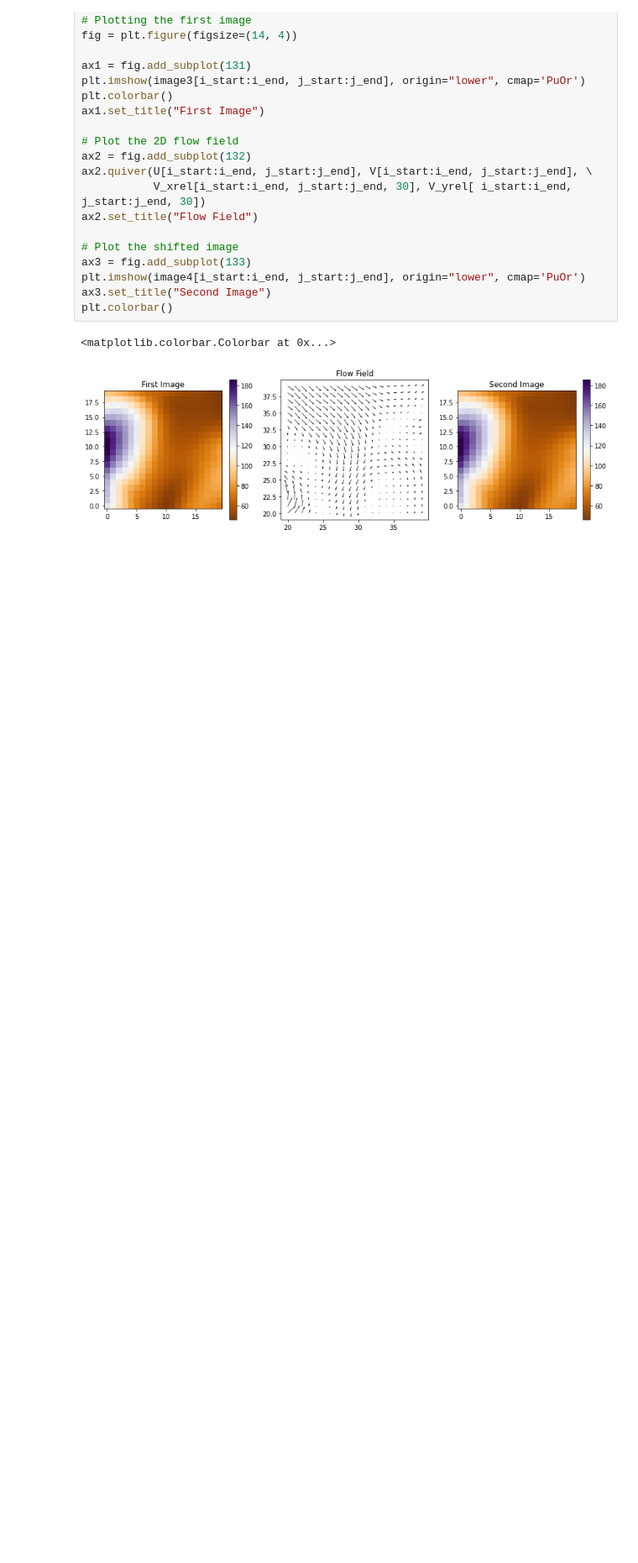
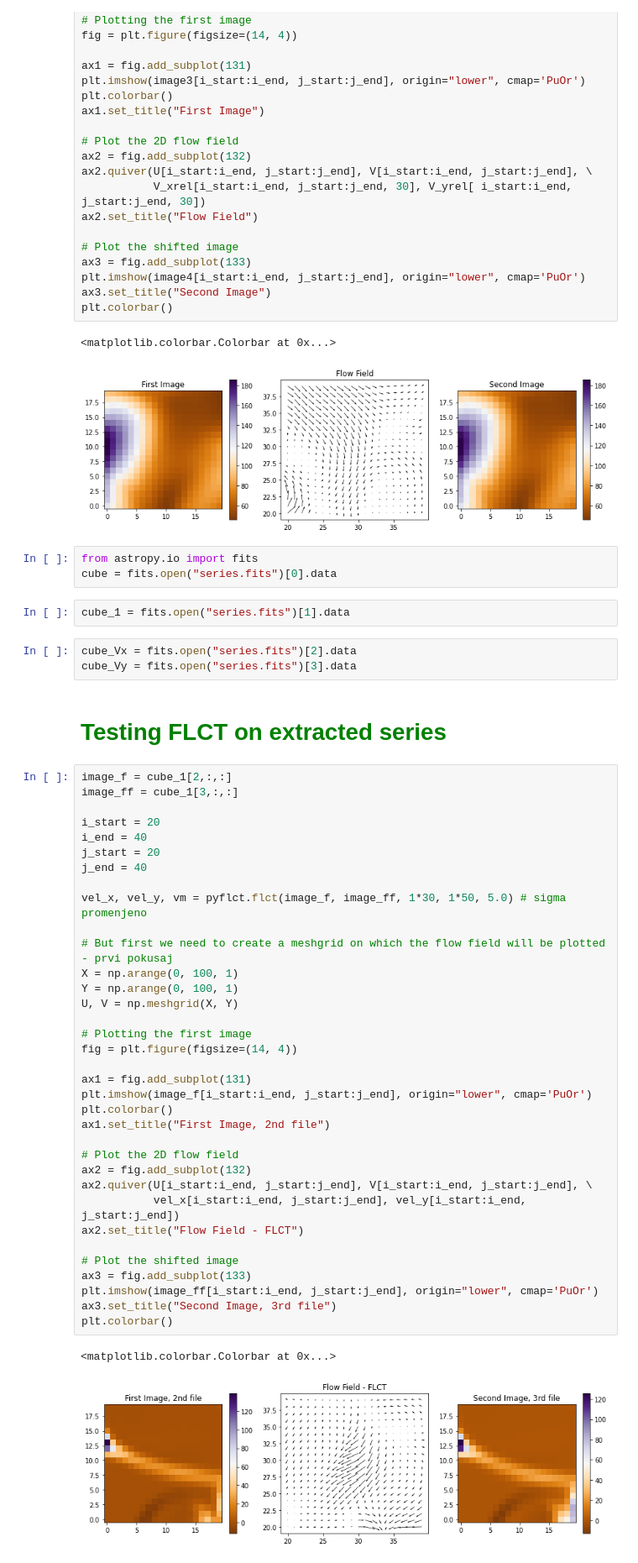
Before and after one commit to TheodoreKostic/Tracking_features, a Jupyter notebook: COBOL_TIME.ipynb, the cells around one changed output. Shown at 84% size. Cells and saved outputs as stored; diff of their text form; blank space fills up the shorter version.

Commit message:
Add files via upload
Updated COBOL_TIME.ipynb and Extract_series.py

```diff
--- a/COBOL_TIME.ipynb
+++ b/COBOL_TIME.ipynb
@@ -305,3 +306,51 @@ plt.colorbar()
 # %% [output]
 <matplotlib.colorbar.Colorbar at 0x...>
 [figure]
+# %%
+from astropy.io import fits
+cube = fits.open("series.fits")[0].data
+# %%
+cube_1 = fits.open("series.fits")[1].data
+# %%
+cube_Vx = fits.open("series.fits")[2].data
+cube_Vy = fits.open("series.fits")[3].data
+# %% [markdown]
+<h1 style = "color:green; font-family:Sans-serif">Testing FLCT on extracted series</h1>
+# %%
+image_f = cube_1[2,:,:]
+image_ff = cube_1[3,:,:]
+
+i_start = 20
+i_end = 40
+j_start = 20
+j_end = 40
+
+vel_x, vel_y, vm = pyflct.flct(image_f, image_ff, 1*30, 1*50, 5.0) # sigma promenjeno
+
+# But first we need to create a meshgrid on which the flow field will be plotted - prvi pokusaj
+X = np.arange(0, 100, 1)
+Y = np.arange(0, 100, 1)
+U, V = np.meshgrid(X, Y)
+
+# Plotting the first image
+fig = plt.figure(figsize=(14, 4))
+
+ax1 = fig.add_subplot(131)
+plt.imshow(image_f[i_start:i_end, j_start:j_end], origin="lower", cmap='PuOr')
+plt.colorbar()
+ax1.set_title("First Image, 2nd file")
+
+# Plot the 2D flow field
+ax2 = fig.add_subplot(132)
+ax2.quiver(U[i_start:i_end, j_start:j_end], V[i_start:i_end, j_start:j_end], \
+           vel_x[i_start:i_end, j_start:j_end], vel_y[i_start:i_end, j_start:j_end])
+ax2.set_title("Flow Field - FLCT")
+
+# Plot the shifted image
+ax3 = fig.add_subplot(133)
+plt.imshow(image_ff[i_start:i_end, j_start:j_end], origin="lower", cmap='PuOr')
+ax3.set_title("Second Image, 3rd file")
+plt.colorbar()
+# %% [output]
+<matplotlib.colorbar.Colorbar at 0x...>
+[figure, added]
```
Also changed, not shown: parts of 9 cells of this notebook, 1 other file.
